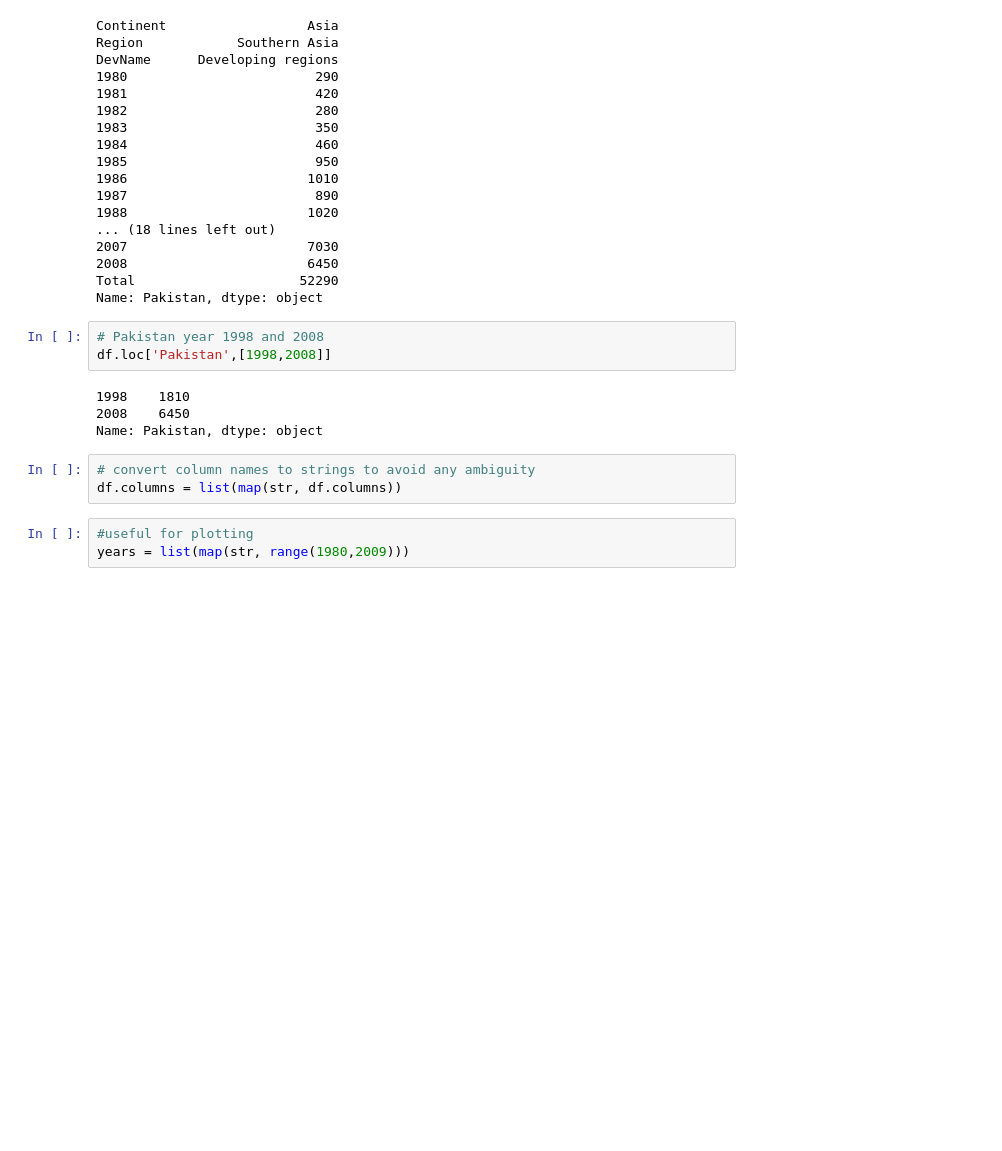
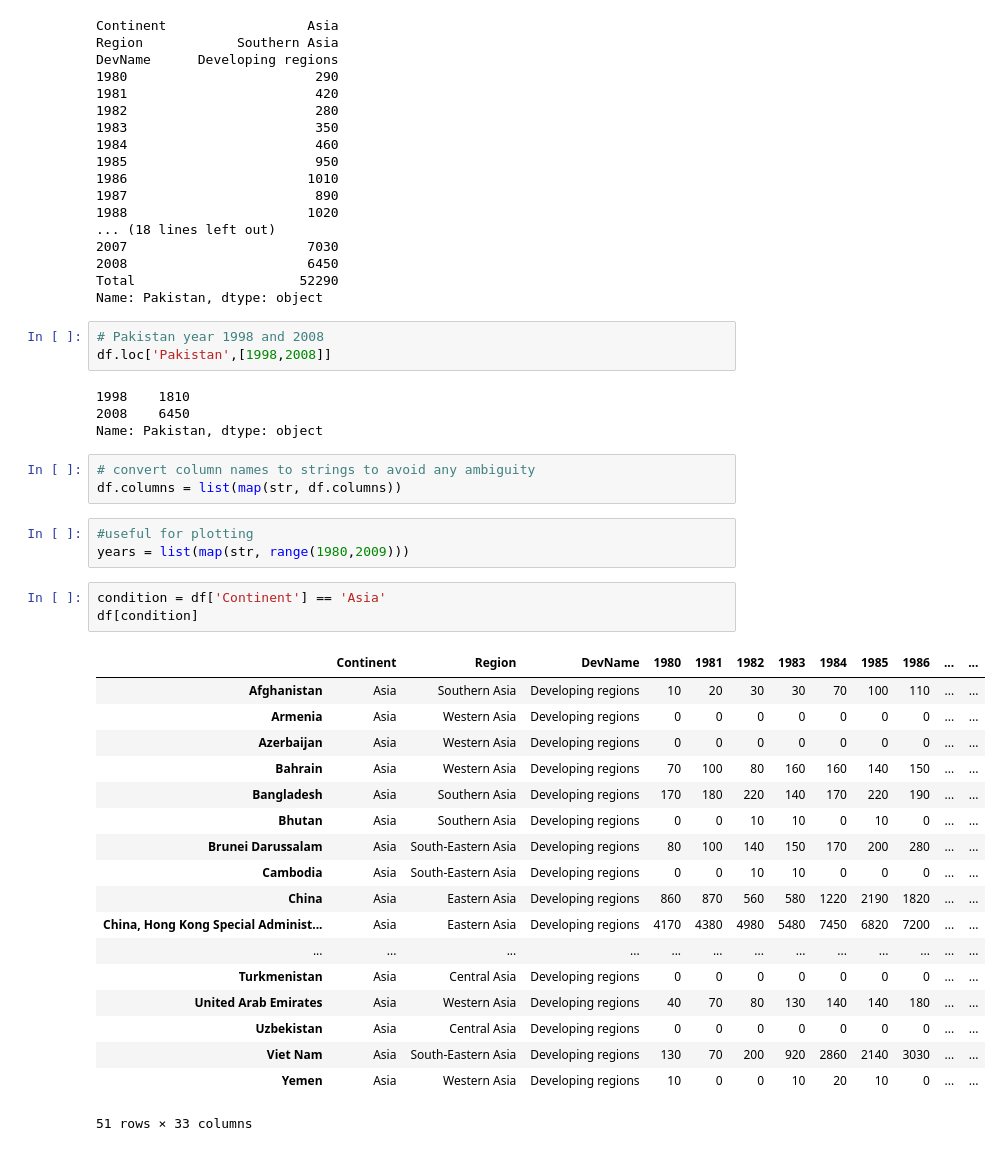
Before and after one commit to AmmaraRazzaq/dataVisualization_with_Python, a Jupyter notebook: Australia_Immigration.ipynb, the cells around one changed output. Drawn from its saved outputs; the diff is of its cells as text; blank space fills up the shorter version.

```diff
--- a/Australia_Immigration.ipynb
+++ b/Australia_Immigration.ipynb
@@ -216,3 +216,25 @@ df.columns = list(map(str, df.columns))
 # %%
 #useful for plotting
 years = list(map(str, range(1980,2009)))
+# %%
+condition = df['Continent'] == 'Asia'
+df[condition]
+# %% [output]
+|  | Continent | Region | DevName | 1980 | 1981 | 1982 | 1983 | 1984 | 1985 | 1986 | ... | ... |
+| Afghanistan | Asia | Southern Asia | Developing regions | 10 | 20 | 30 | 30 | 70 | 100 | 110 | ... | ... |
+| Armenia | Asia | Western Asia | Developing regions | 0 | 0 | 0 | 0 | 0 | 0 | 0 | ... | ... |
+| Azerbaijan | Asia | Western Asia | Developing regions | 0 | 0 | 0 | 0 | 0 | 0 | 0 | ... | ... |
+| Bahrain | Asia | Western Asia | Developing regions | 70 | 100 | 80 | 160 | 160 | 140 | 150 | ... | ... |
+| Bangladesh | Asia | Southern Asia | Developing regions | 170 | 180 | 220 | 140 | 170 | 220 | 190 | ... | ... |
+| Bhutan | Asia | Southern Asia | Developing regions | 0 | 0 | 10 | 10 | 0 | 10 | 0 | ... | ... |
+| Brunei Darussalam | Asia | South-Eastern Asia | Developing regions | 80 | 100 | 140 | 150 | 170 | 200 | 280 | ... | ... |
+| Cambodia | Asia | South-Eastern Asia | Developing regions | 0 | 0 | 10 | 10 | 0 | 0 | 0 | ... | ... |
+| China | Asia | Eastern Asia | Developing regions | 860 | 870 | 560 | 580 | 1220 | 2190 | 1820 | ... | ... |
+| China, Hong Kong Special Administ... | Asia | Eastern Asia | Developing regions | 4170 | 4380 | 4980 | 5480 | 7450 | 6820 | 7200 | ... | ... |
+| ... | ... | ... | ... | ... | ... | ... | ... | ... | ... | ... | ... | ... |
+| Turkmenistan | Asia | Central Asia | Developing regions | 0 | 0 | 0 | 0 | 0 | 0 | 0 | ... | ... |
+| United Arab Emirates | Asia | Western Asia | Developing regions | 40 | 70 | 80 | 130 | 140 | 140 | 180 | ... | ... |
+| Uzbekistan | Asia | Central Asia | Developing regions | 0 | 0 | 0 | 0 | 0 | 0 | 0 | ... | ... |
+| Viet Nam | Asia | South-Eastern Asia | Developing regions | 130 | 70 | 200 | 920 | 2860 | 2140 | 3030 | ... | ... |
+| Yemen | Asia | Western Asia | Developing regions | 10 | 0 | 0 | 10 | 20 | 10 | 0 | ... | ... |
+51 rows × 33 columns
```
Also changed, not shown: parts of 1 cell of this notebook.
